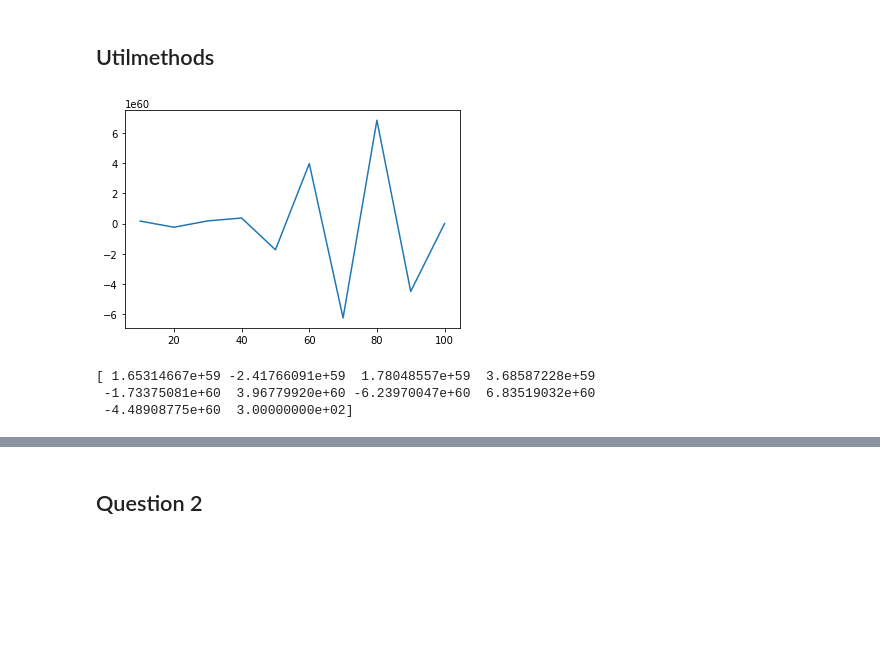
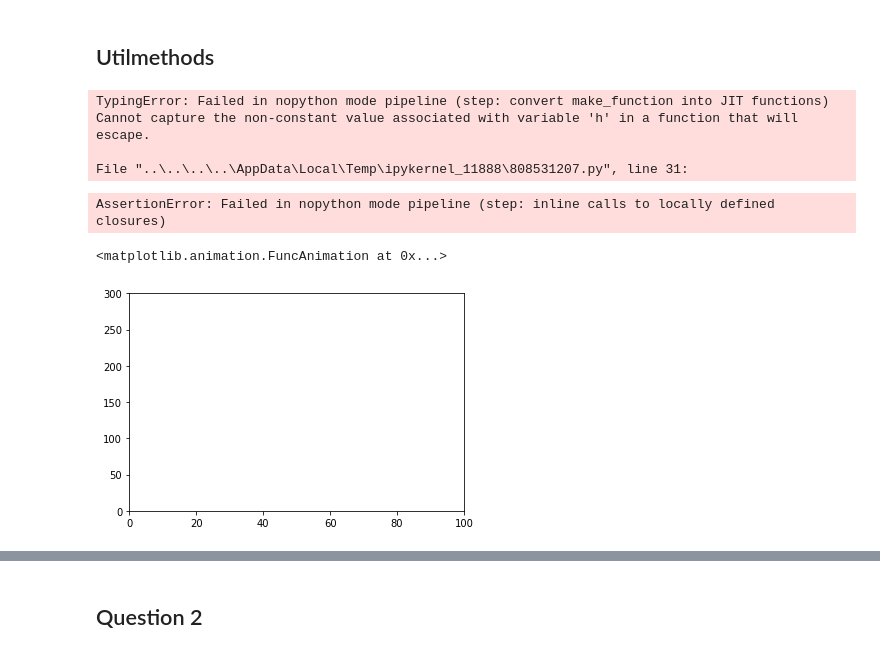
Before and after one commit to LuisGMM/UC3M-NUMERICAL-METHODS-Graded-Practice-2, a Jupyter notebook: src/Graded_Practice_Two_Physics_21-22.ipynb, the cells around one changed output, grey strips where cells are left out. Cells and saved outputs as stored; diff of their text form; code cells hidden in the pictures; blank space fills up the shorter version.

```diff
--- a/src/Graded_Practice_Two_Physics_21-22.ipynb
+++ b/src/Graded_Practice_Two_Physics_21-22.ipynb
@@ -184,20 +227,55 @@ def t_radiactive_rod_wraper(h: float, k: float, K: float = 2*10**7, tau0: float
 
     return t_radiactive_rod(h=h, k=k, K=K, tau0=tau0, a=a, r0=r0, rf=rf, t0=t0, tf=tf, u_t0=u_t0,
                             u_rf=u_rf, u_devr0=u_devr0)
+# %%
+dt = 10
+dr = 10
+
+h: float = 10
+k: float = 10
+K: float = 2*10**7
+tau0: float = 100
+a: float = 25,
+
+r0: float = 0
+rf: float = 100
+t0: float = 0
+tf: float = 100
+u_t0: float = 3,
+
+u_rf:float = 300
+u_devr0: float = 0
+
+sol, r, t = t_radiactive_rod(dr, dt, K, tau0, a,
+                     r0, rf, t0, tf, u_t0,
+                     u_rf, u_devr0)
+# %% [output]
+TypingError: Failed in nopython mode pipeline (step: convert make_function into JIT functions)
+Cannot capture the non-constant value associated with variable 'h' in a function that will escape.
+
+File "..\..\..\..\AppData\Local\Temp\ipykernel_11888\808531207.py", line 31:
 # %%
 dt = 10
 dr = 10
 
 sol, r, t = t_radiactive_rod_wraper(dr, dt)
-plt.plot(r, sol[:, -1])
+plt.plot(r, sol[:, 3])
 plt.show()
 
-print(sol[:, -1])
+print(sol[:, 1])
 # %% [output]
-[figure, removed]
-[ 1.65314667e+59 -2.41766091e+59  1.78048557e+59  3.68587228e+59
- -1.73375081e+60  3.96779920e+60 -6.23970047e+60  6.83519032e+60
- -4.48908775e+60  3.00000000e+02]
+AssertionError: Failed in nopython mode pipeline (step: inline calls to locally defined closures)
+# %%
+
+dt = 1
+dr = 1
+
+sol, r, t = t_radiactive_rod_wraper(dr, dt)
+
+run_animation(100, r, sol, xlim=(0, 100), ylim=(0, 300))
+# %% [output]
+<matplotlib.animation.FuncAnimation at 0x...>
+[figure, added]
 # %%
 
 ax = plt.axes(projection='3d')
```
Also changed, not shown: parts of 12 cells of this notebook.
